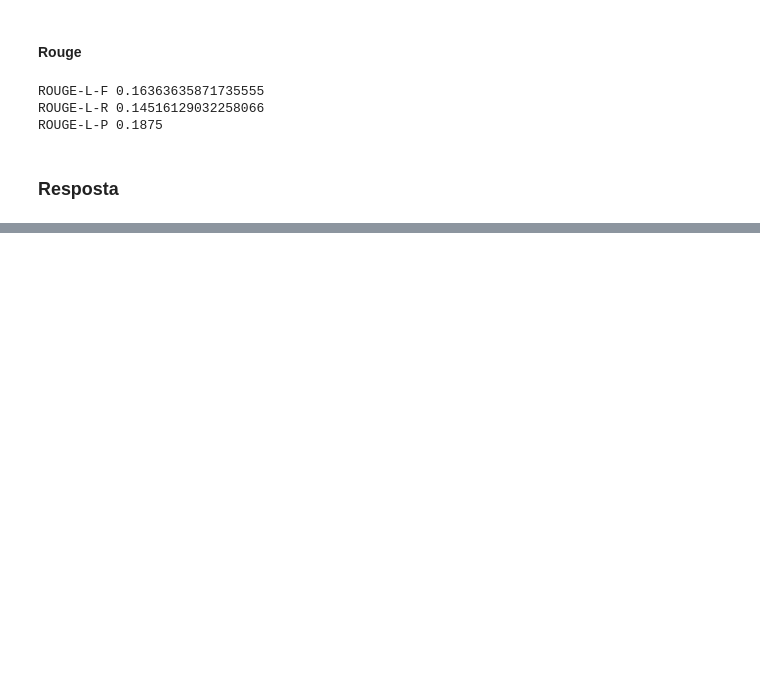
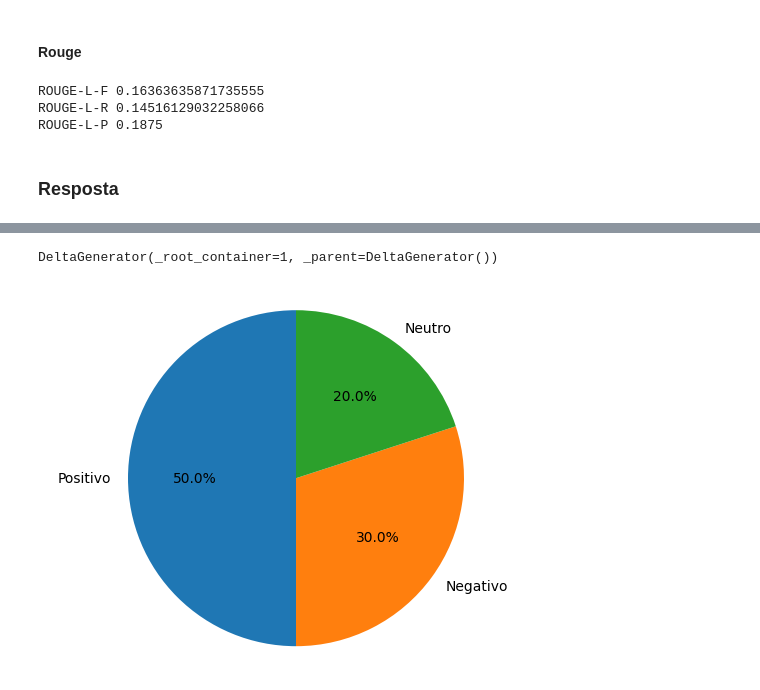
Before and after one commit to pedromvba/prompt-eng-tp3, a Jupyter notebook: tp3.ipynb, the cells around one changed output, grey strips where cells are left out. Saved outputs shown, nothing was run; the diff lists cells and outputs as text; code cells hidden in the pictures; blank space fills up the shorter version.

```diff
--- a/tp3.ipynb
+++ b/tp3.ipynb
@@ -826,0 +1063,58 @@ Apesar de na minha litura dos resumo eu ter achado que os mesmos estavam, de for
+# %%
+import streamlit as st
+import pandas as pd
+import matplotlib.pyplot as plt
+
+# Dados de exemplo (substitua pelos seus dados reais)
+data = {
+    'Texto': [
+        "Este filme é incrível!",
+        "Que filme horrível!",
+        "É um filme mediano.",
+        "Eu realmente gostei deste filme.",
+        "Não gostei deste filme.",
+        "O filme foi bom.",
+        "O filme foi ruim.",
+        "Este filme é ótimo!",
+        "Este filme é péssimo!",
+        "O filme é ok."
+    ]
+}
+df = pd.DataFrame(data)
+
+# Simulação de análise de sentimento (substitua por sua própria lógica)
+def analisar_sentimento(texto):
+    if "incrível" in texto or "gostei" in texto or "ótimo" in texto or "bom" in texto:
+        return "Positivo"
+    elif "horrível" in texto or "não gostei" in texto or "péssimo" in texto or "ruim" in texto:
+        return "Negativo"
+    else:
+        return "Neutro"
+
+df['Sentimento'] = df['Texto'].apply(analisar_sentimento)
+
+
+# --- Streamlit app ---
+st.title("Análise de Sentimento")
+
+# Exibir o DataFrame
+st.write("DataFrame:")
+st.dataframe(df)
+
+# Gráfico de pizza
+sentimento_counts = df['Sentimento'].value_counts()
+fig, ax = plt.subplots()
+ax.pie(sentimento_counts, labels=sentimento_counts.index, autopct='%1.1f%%', startangle=90)
+ax.axis('equal')  # Equal aspect ratio garante que o gráfico de pizza seja desenhado como um círculo.
+st.pyplot(fig)
+
+
+# Exibir contagens de sentimentos
+st.write("Contagens de Sentimentos:")
+st.write(sentimento_counts)
+
+
+# Barra lateral com opções (opcional)
+st.sidebar.title("Opções")
+# Adicione aqui widgets interativos, como sliders, caixas de seleção, etc.
+# %% [output]
@@ -826,0 +1138,2 @@ Apesar de na minha litura dos resumo eu ter achado que os mesmos estavam, de for
+DeltaGenerator(_root_container=1, _parent=DeltaGenerator())
+[figure, added]
```
Also changed, not shown: parts of 15 cells of this notebook, 1 other file.
